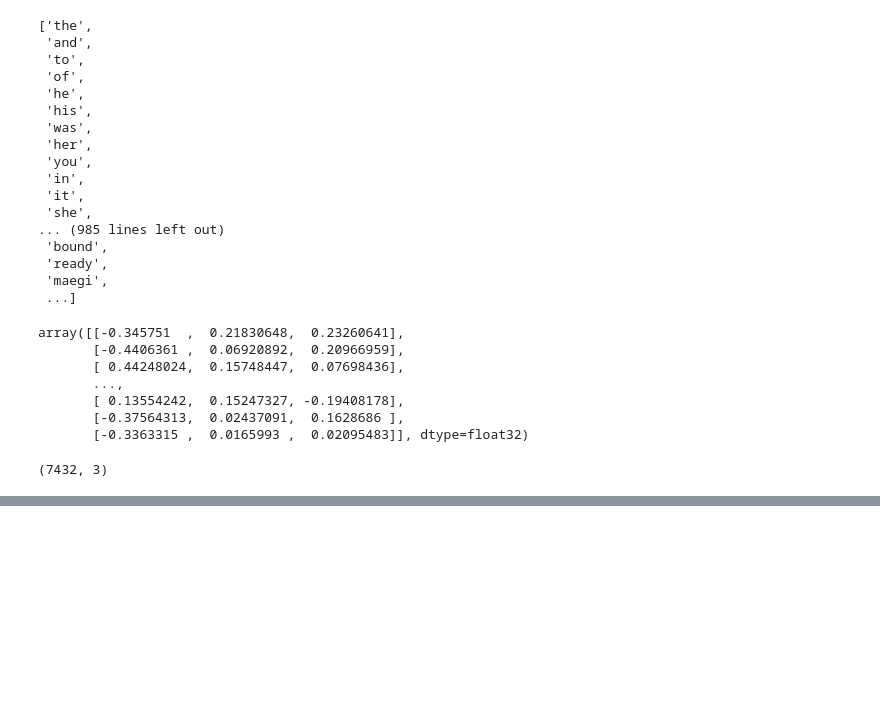
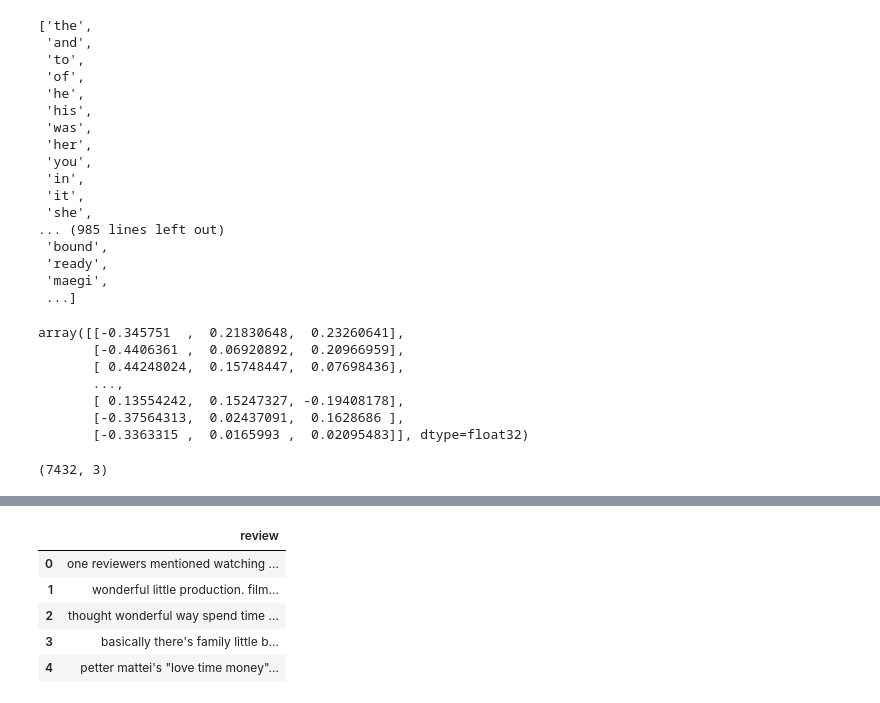
Before and after one commit to npoluri1/GitForLearning, a Jupyter notebook: TextPreprocssing.ipynb, the cells around one changed output, grey strips where cells are left out. Cells and saved outputs as stored; diff of their text form; code cells hidden in the pictures; blank space fills up the shorter version.

```diff
--- a/TextPreprocssing.ipynb
+++ b/TextPreprocssing.ipynb
@@ -851,0 +1078,10 @@ x
+# %%
+
+X.head()
+# %% [output]
+|  | review |
+| 0 | one reviewers mentioned watching ... |
+| 1 | wonderful little production. film... |
+| 2 | thought wonderful way spend time ... |
+| 3 | basically there's family little b... |
+| 4 | petter mattei's "love time money"... |
```
Also changed, not shown: parts of 45 cells of this notebook.
